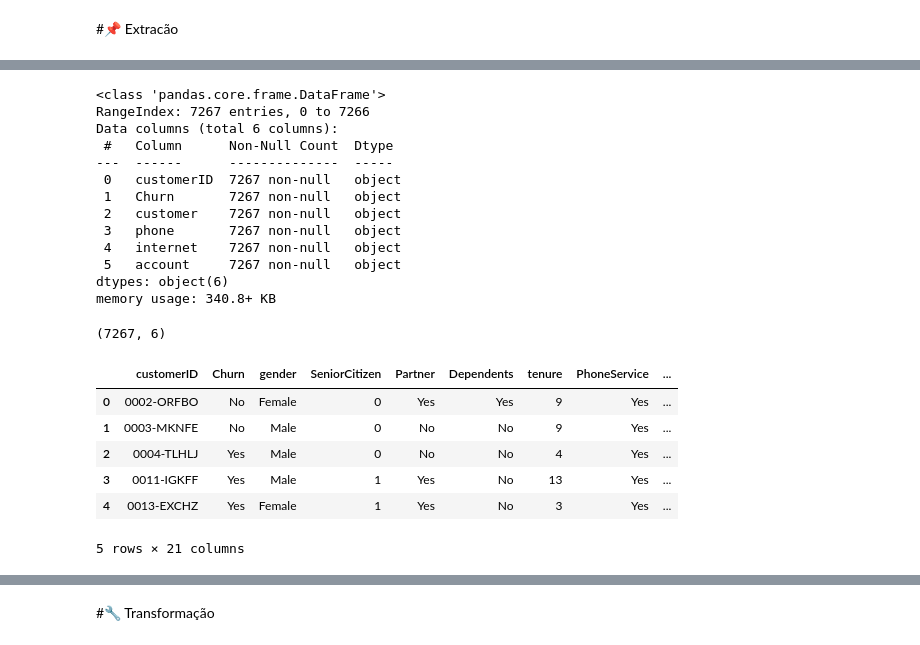
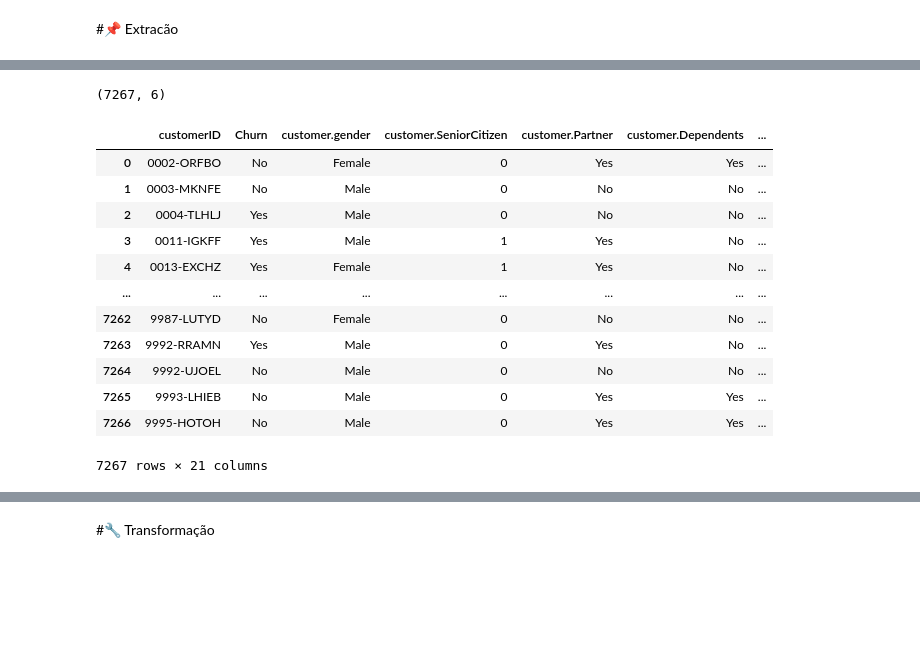
Before and after one commit to alra-code/Desafio-Alura-TelecomX_BR, a Jupyter notebook: TelecomX_BR.ipynb, the cells around one changed output, grey strips where cells are left out. Cells and saved outputs as stored; diff of their text form; code cells hidden in the pictures; blank space fills up the shorter version.

```diff
--- a/TelecomX_BR.ipynb
+++ b/TelecomX_BR.ipynb
@@ -10,4 +11,9 @@ import pandas as pd
 url = 'https://raw.githubusercontent.com/alura-cursos/challenge2-data-science/refs/heads/main/TelecomX_Data.json'
 # %%
 #baixando o dataframe
-df = pd.read_json(url)
+response = requests.get(url)
+data = response.json()
+
+df = pd.DataFrame(data)
+
+df
@@ -24,20 +34,3 @@ df.head()
-# %%
-#Conhecendo o df
-df.info()
-# %% [output]
-<class 'pandas.core.frame.DataFrame'>
-RangeIndex: 7267 entries, 0 to 7266
-Data columns (total 6 columns):
- #   Column      Non-Null Count  Dtype
----  ------      --------------  -----
- 0   customerID  7267 non-null   object
- 1   Churn       7267 non-null   object
- 2   customer    7267 non-null   object
- 3   phone       7267 non-null   object
- 4   internet    7267 non-null   object
- 5   account     7267 non-null   object
-dtypes: object(6)
-memory usage: 340.8+ KB
 # %%
 #conferindo o número de linhas e de colunas
 df.shape
@@ -45,7 +38,19 @@ df.shape
 (7267, 6)
 # %%
 #normalizar as colunas que precisam
-df_customer = pd.json_normalize(df['customer'])
-df_phone = pd.json_normalize(df['phone'])
-df_internet = pd.json_normalize(df['internet'])
-df_account = pd.json_normalize(df['account'])
+df = pd.json_normalize(data)
+df
+# %% [output]
+|  | customerID | Churn | customer.gender | customer.SeniorCitizen | customer.Partner | customer.Dependents | ... |
+| 0 | 0002-ORFBO | No | Female | 0 | Yes | Yes | ... |
+| 1 | 0003-MKNFE | No | Male | 0 | No | No | ... |
+| 2 | 0004-TLHLJ | Yes | Male | 0 | No | No | ... |
+| 3 | 0011-IGKFF | Yes | Male | 1 | Yes | No | ... |
+| 4 | 0013-EXCHZ | Yes | Female | 1 | Yes | No | ... |
+| ... | ... | ... | ... | ... | ... | ... | ... |
+| 7262 | 9987-LUTYD | No | Female | 0 | No | No | ... |
+| 7263 | 9992-RRAMN | Yes | Male | 0 | Yes | No | ... |
+| 7264 | 9992-UJOEL | No | Male | 0 | No | No | ... |
+| 7265 | 9993-LHIEB | No | Male | 0 | Yes | Yes | ... |
+| 7266 | 9995-HOTOH | No | Male | 0 | Yes | Yes | ... |
+7267 rows × 21 columns
@@ -58,11 +56,0 @@ df_final = pd.concat([df_cc, df_customer, df_phone, df_internet, df_account], ax
-# %%
-#Visualizando como a df_final
-df_final.head()
-# %% [output]
-|  | customerID | Churn | gender | SeniorCitizen | Partner | Dependents | tenure | PhoneService | ... |
-| 0 | 0002-ORFBO | No | Female | 0 | Yes | Yes | 9 | Yes | ... |
-| 1 | 0003-MKNFE | No | Male | 0 | No | No | 9 | Yes | ... |
-| 2 | 0004-TLHLJ | Yes | Male | 0 | No | No | 4 | Yes | ... |
-| 3 | 0011-IGKFF | Yes | Male | 1 | Yes | No | 13 | Yes | ... |
-| 4 | 0013-EXCHZ | Yes | Female | 1 | Yes | No | 3 | Yes | ... |
-5 rows × 21 columns
```
Also changed, not shown: parts of 45 cells of this notebook.
